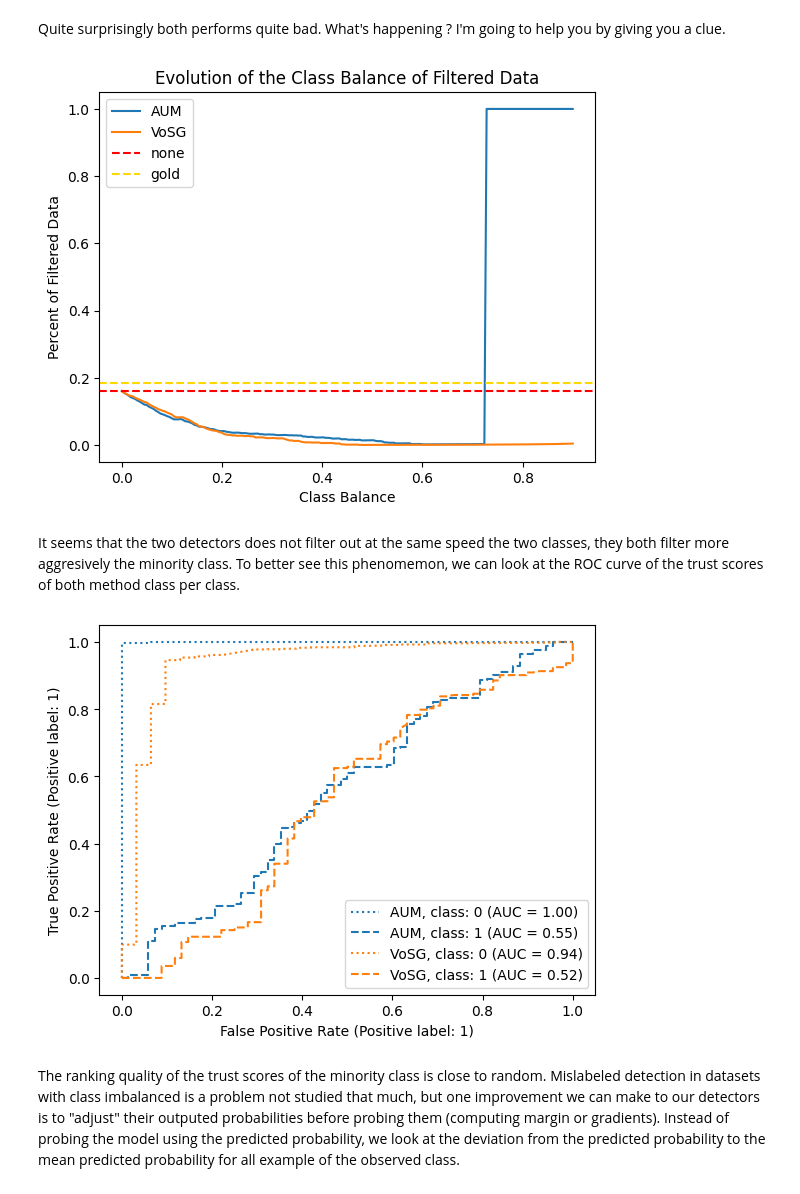
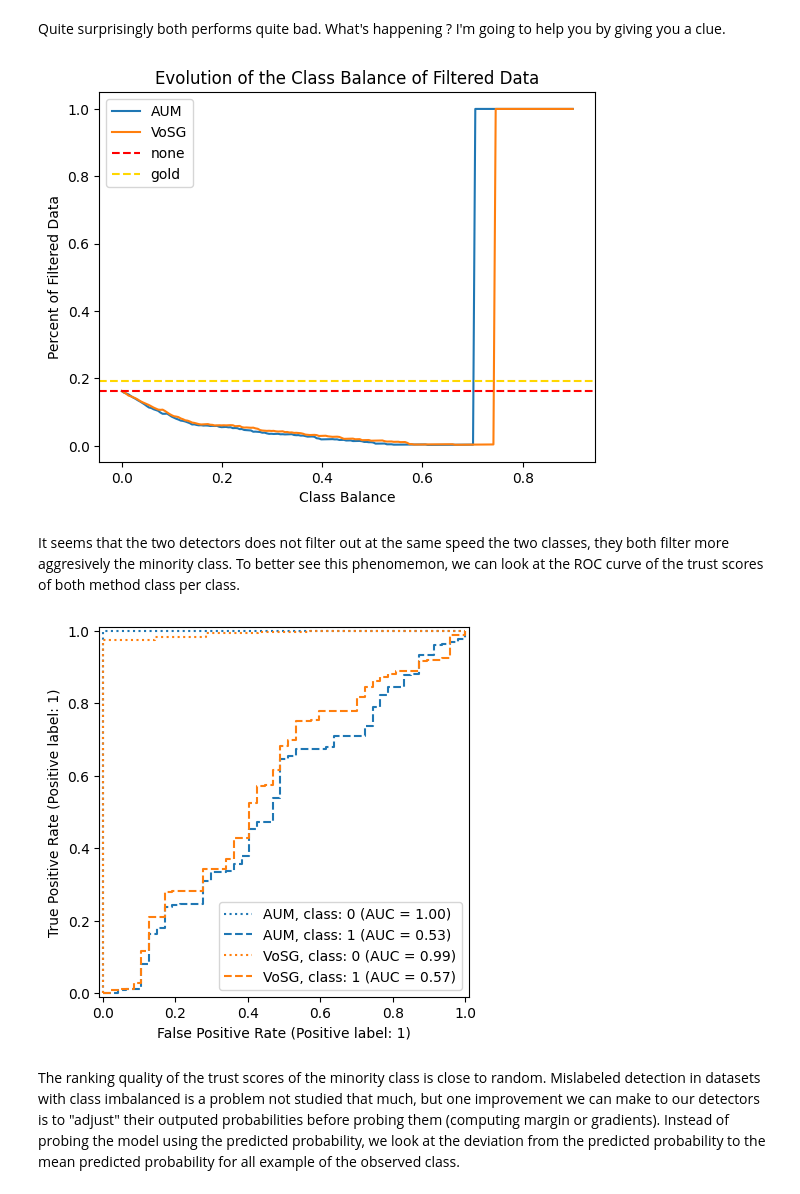
Before and after one commit to Orange-OpenSource/mislabeled, a Jupyter notebook: examples/plot_sms.ipynb, the cells around one changed output. Drawn from its saved outputs; the diff is of its cells as text; code cells hidden in the pictures.

```diff
--- a/examples/plot_sms.ipynb
+++ b/examples/plot_sms.ipynb
@@ -168,16 +175,17 @@ aum_scores = np.empty((n_runs, n_splits))
 for i in range(n_runs):
     classifier.set_params(random_state=seed + i)
     aum = AreaUnderMargin(classifier)
+    aum.probe = Margin(Probabilities())
     with warnings.catch_warnings():
         warnings.filterwarnings("ignore", category=ConvergenceWarning)
-        aum_trust_scores = aum.trust_score(X, y_noisy)
+        aum_trust_scores = aum.trust_score(X_train, y_noisy_train)
     for j, split in enumerate(splits):
         classifier.set_params(random_state=seed + i * n_splits + j)
         filtered = aum_trust_scores >= np.quantile(aum_trust_scores, split)
         try:
             with warnings.catch_warnings():
                 warnings.filterwarnings("ignore", category=ConvergenceWarning)
-                classifier.fit(X[filtered], y_noisy[filtered])
+                classifier.fit(X_train[filtered], y_noisy_train[filtered])
                 aum_scores[i, j] = balanced_accuracy_score(
                     y_test, classifier.predict(X_test)
                 )
@@ -196,15 +204,14 @@ none = np.empty(n_runs)
 for i in range(n_runs):
     classifier.set_params(random_state=seed + i)
 
-    gold[i] = balanced_accuracy_score(y_test, classifier.fit(X, y).predict(X_test))
+    gold[i] = balanced_accuracy_score(y_test, classifier.fit(X_train, y_train).predict(X_test))
 
-    clean = y == y_noisy
     silver[i] = balanced_accuracy_score(
-        y_test, classifier.fit(X[clean, :], y_noisy[clean]).predict(X_test)
+        y_test, classifier.fit(X_train[clean_train, :], y_noisy_train[clean_train]).predict(X_test)
     )
 
     none[i] = balanced_accuracy_score(
-        y_test, classifier.fit(X, y_noisy).predict(X_test)
+        y_test, classifier.fit(X_train, y_noisy_train).predict(X_test)
     )
 # %%
 import matplotlib.pyplot as plt
@@ -232,13 +239,13 @@ What's happening ? After filtering the dataset we got performance close to doing
 
 This detector is inspired from the litterature of explainability and suppose that mislabeled examples will have also noisy explanations for their predictions.
 # %%
-from mislabeled.detect.detectors import LinearVoSG
+from mislabeled.detect.detectors import VoSG
 
-vosg = LinearVoSG(classifier)
+vosg = VoSG(classifier)
 with warnings.catch_warnings():
     warnings.filterwarnings("ignore", category=ConvergenceWarning)
-    vosg_trust_scores = vosg.trust_score(X, y_noisy)
+    vosg_trust_scores = vosg.trust_score(X_train, y_noisy_train)
 
-RocCurveDisplay.from_predictions(y == y_noisy, vosg_trust_scores)
+RocCurveDisplay.from_predictions(clean_train, vosg_trust_scores , color=f"tab:orange")
 # %% [output]
 <sklearn.metrics._plot.roc_curve.RocCurveDisplay at 0x...>
@@ -250,17 +257,17 @@ vosg_scores = np.empty((n_runs, n_splits))
 
 for i in range(n_runs):
     classifier.set_params(random_state=seed + i)
-    vosg = LinearVoSG(classifier)
+    vosg = VoSG(classifier)
     with warnings.catch_warnings():
         warnings.filterwarnings("ignore", category=ConvergenceWarning)
-        vosg_trust_scores = vosg.trust_score(X, y_noisy)
+        vosg_trust_scores = vosg.trust_score(X_train, y_noisy_train)
     for j, split in enumerate(splits):
         classifier.set_params(random_state=seed + i * n_splits + j)
         filtered = vosg_trust_scores >= np.quantile(vosg_trust_scores, split)
         try:
             with warnings.catch_warnings():
                 warnings.filterwarnings("ignore", category=ConvergenceWarning)
-                classifier.fit(X[filtered], y_noisy[filtered])
+                classifier.fit(X_train[filtered], y_noisy_train[filtered])
             vosg_scores[i, j] = balanced_accuracy_score(
                 y_test, classifier.predict(X_test)
             )
@@ -304,16 +311,16 @@ def ratios(y, scores, splits):
     return r
 
 
-plt.plot(splits, ratios(y_noisy, aum_trust_scores, splits), label="AUM")
-plt.plot(splits, ratios(y_noisy, vosg_trust_scores, splits), label="VoSG")
+plt.plot(splits, ratios(y_noisy_train, aum_trust_scores, splits), label="AUM")
+plt.plot(splits, ratios(y_noisy_train, vosg_trust_scores, splits), label="VoSG")
 plt.axhline(
-    np.min(np.bincount(y_noisy)) / np.max(np.bincount(y_noisy)),
+    np.min(np.bincount(y_noisy_train)) / np.max(np.bincount(y_noisy_train)),
     color="red",
     linestyle="--",
     label="none",
 )
 plt.axhline(
-    np.min(np.bincount(y)) / np.max(np.bincount(y)),
+    np.min(np.bincount(y_train)) / np.max(np.bincount(y_train)),
     color="gold",
     linestyle="--",
     label="gold",
@@ -324,29 +331,29 @@ plt.title("Evolution of the Class Balance of Filtered Data")
 plt.legend()
 plt.show()
 # %% [output]
-[figure, old version]
+[figure, new version]
 # %% [markdown]
 It seems that the two detectors does not filter out at the same speed the two classes, they both filter more aggresively the minority class. To better see this phenomemon, we can look at the ROC curve of the trust scores of both method class per class.
 # %%
 fig, ax = plt.subplots()
 
 for name, trust_scores, color in [
     ("AUM", aum_trust_scores, "blue"),
     ("VoSG", vosg_trust_scores, "orange"),
 ]:
     for ls, c in zip([":", "--"], np.unique(y)):
         RocCurveDisplay.from_predictions(
-            y[y == c] == y_noisy[y == c],
-            trust_scores[y == c],
+            clean_train[y_train == c],
+            trust_scores[y_train == c],
             name=f"{name}, class: {c}",
             ax=ax,
             linestyle=ls,
             color=f"tab:{color}",
         )
 
 plt.show()
 # %% [output]
-[figure, old version]
+[figure, new version]
 # %% [markdown]
 The ranking quality of the trust scores of the minority class is close to random. Mislabeled detection in datasets with class imbalanced is a problem not studied that much, but one improvement we can make to our detectors is to "adjust" their outputed probabilities before probing them (computing margin or gradients). Instead of probing the model using the predicted probability, we look at the deviation from the predicted probability to the mean predicted probability for all example of the observed class.
 # %%
```
Also changed, not shown: parts of 17 cells of this notebook.
